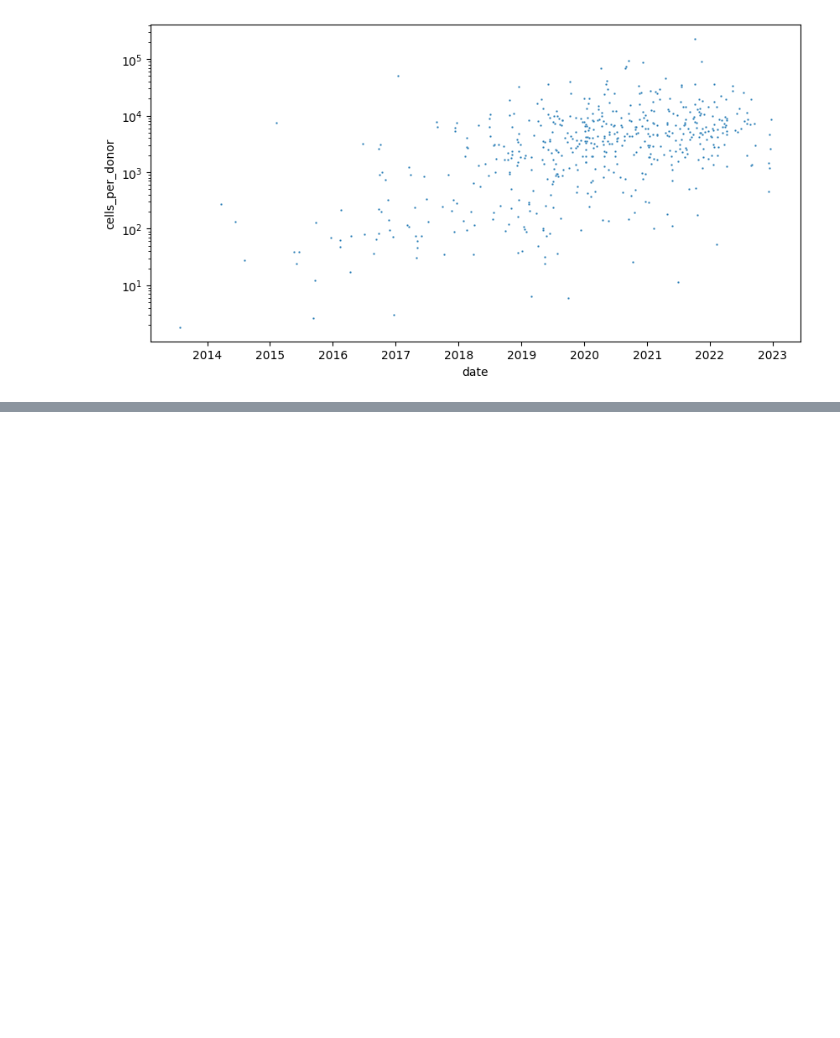
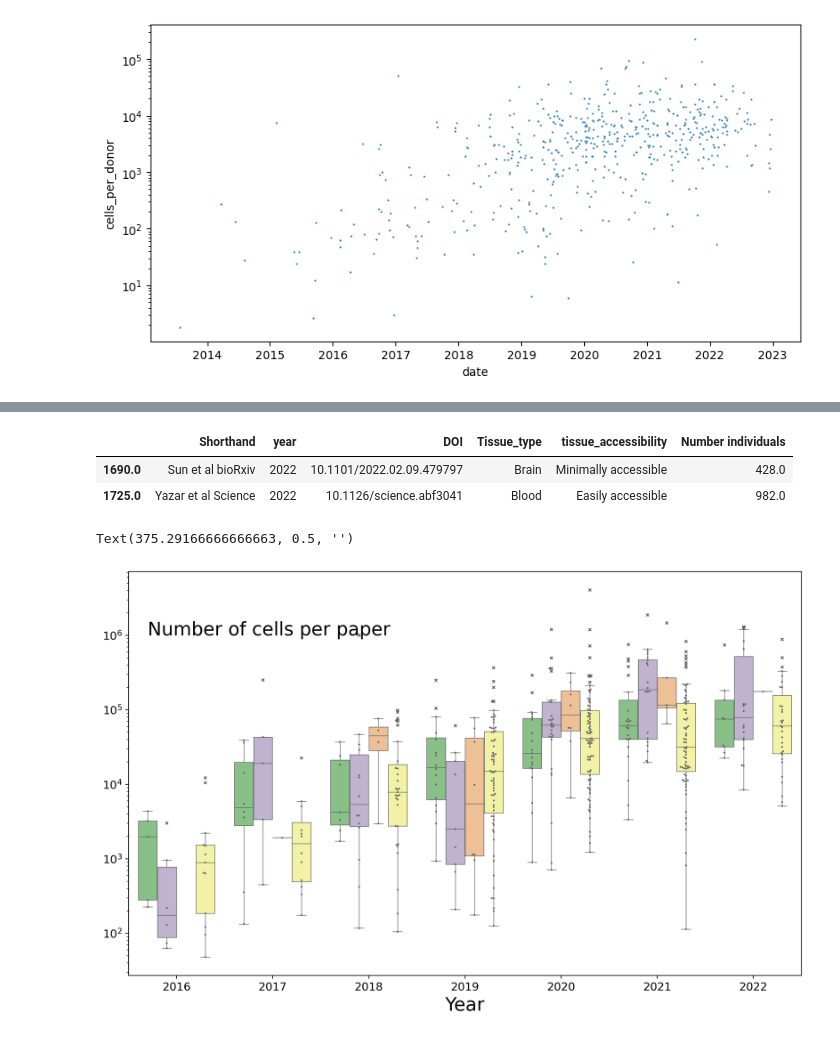
Before and after one commit to lueckenlab/single-cell-papers-trends, a Jupyter notebook: donors_per_study_plot/02_analysis.ipynb, the cells around one changed output, grey strips where cells are left out. Saved outputs shown, nothing was run; the diff lists cells and outputs as text; code cells hidden in the pictures; blank space fills up the shorter version.

```diff
--- a/donors_per_study_plot/02_analysis.ipynb
+++ b/donors_per_study_plot/02_analysis.ipynb
@@ -710,0 +386,34 @@ df_by_year
+# %%
+outliers[["Shorthand", "year", "DOI", "Tissue_type", "tissue_accessibility", "Number individuals"]]
+# %% [output]
+|  | Shorthand | year | DOI | Tissue_type | tissue_accessibility | Number individuals |
+| 1690.0 | Sun et al bioRxiv | 2022 | 10.1101/2022.02.09.479797 | Brain | Minimally accessible | 428.0 |
+| 1725.0 | Yazar et al Science | 2022 | 10.1126/science.abf3041 | Blood | Easily accessible | 982.0 |
+# %%
+plt.figure(figsize=(13, 8), dpi=300)
+
+# ylim = 2e6
+# outliers = tissues_df[tissues_df["Reported cells total"] >= ylim]
+
+sns.boxplot(data=tissues_df, x="year", y="Reported cells total", hue="Tissue_type", palette=palette,
+            hue_order=interesting_tissues + ["Other"], linewidth=0.6, fliersize=3,
+            flierprops={"marker": "x", "linewidth": 1})
+sns.swarmplot(data=tissues_df, x="year", y="Reported cells total", hue="Tissue_type", palette=["#666666"] * 4,
+              hue_order=interesting_tissues + ["Other"], size=2, dodge=True, legend=False)
+
+plt.yscale("log")
+
+plt.text(x=-0.3, y=ylim + 10e5, s="Number of cells per paper", size=20)
+
+plt.tick_params(axis="both", which="major", labelsize=12)
+
+plt.legend().remove()
+# plt.legend(loc=(1.02, 0), title="Tissue", alignment="left", title_fontproperties={"weight": "bold"})
+
+plt.xlabel("Year", size=20)
+plt.ylabel("")
+
+# plt.ylim(0, ylim)
+# %% [output]
+Text(375.29166666666663, 0.5, '')
+[figure, added]
```
Also changed, not shown: parts of 58 cells of this notebook, 1 other file.
